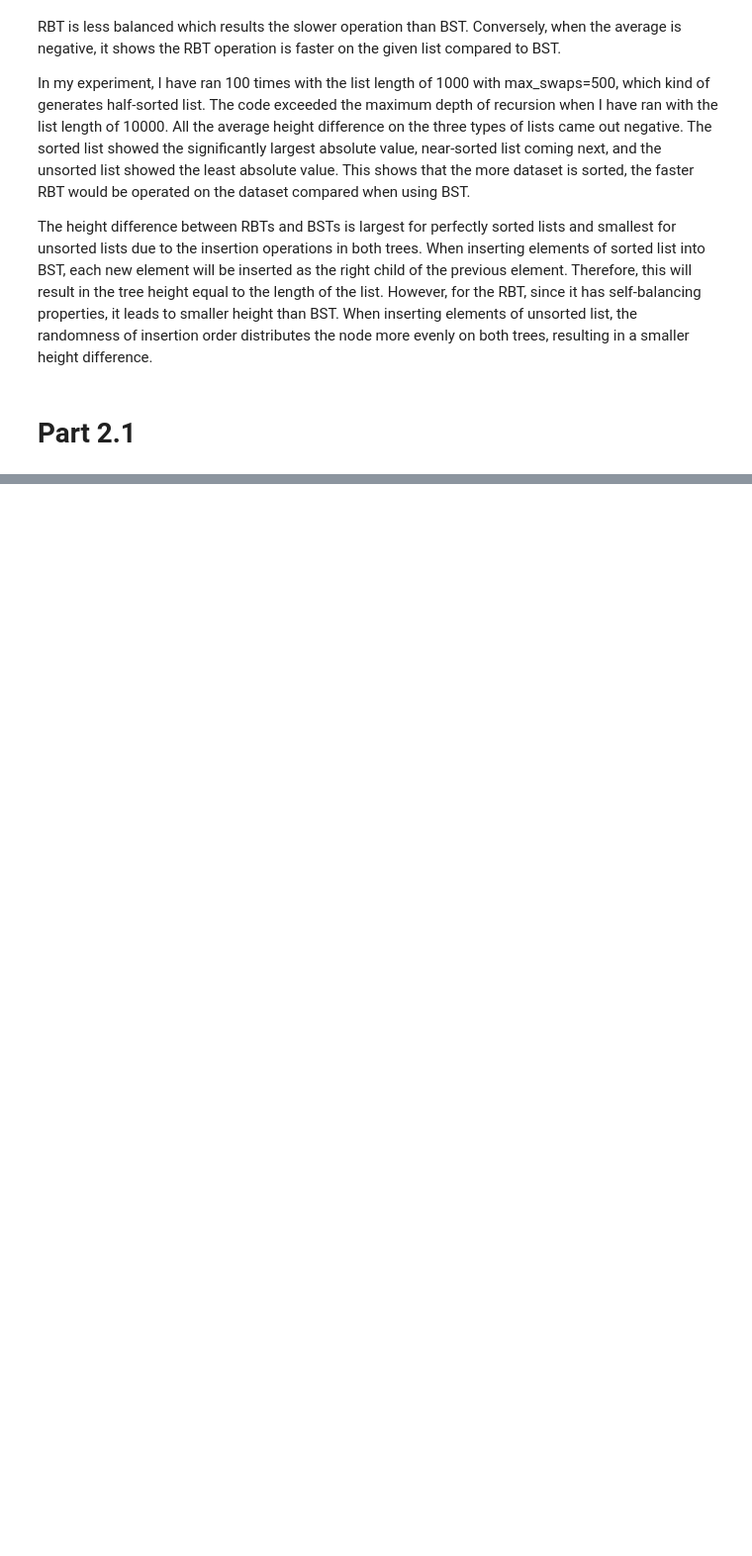
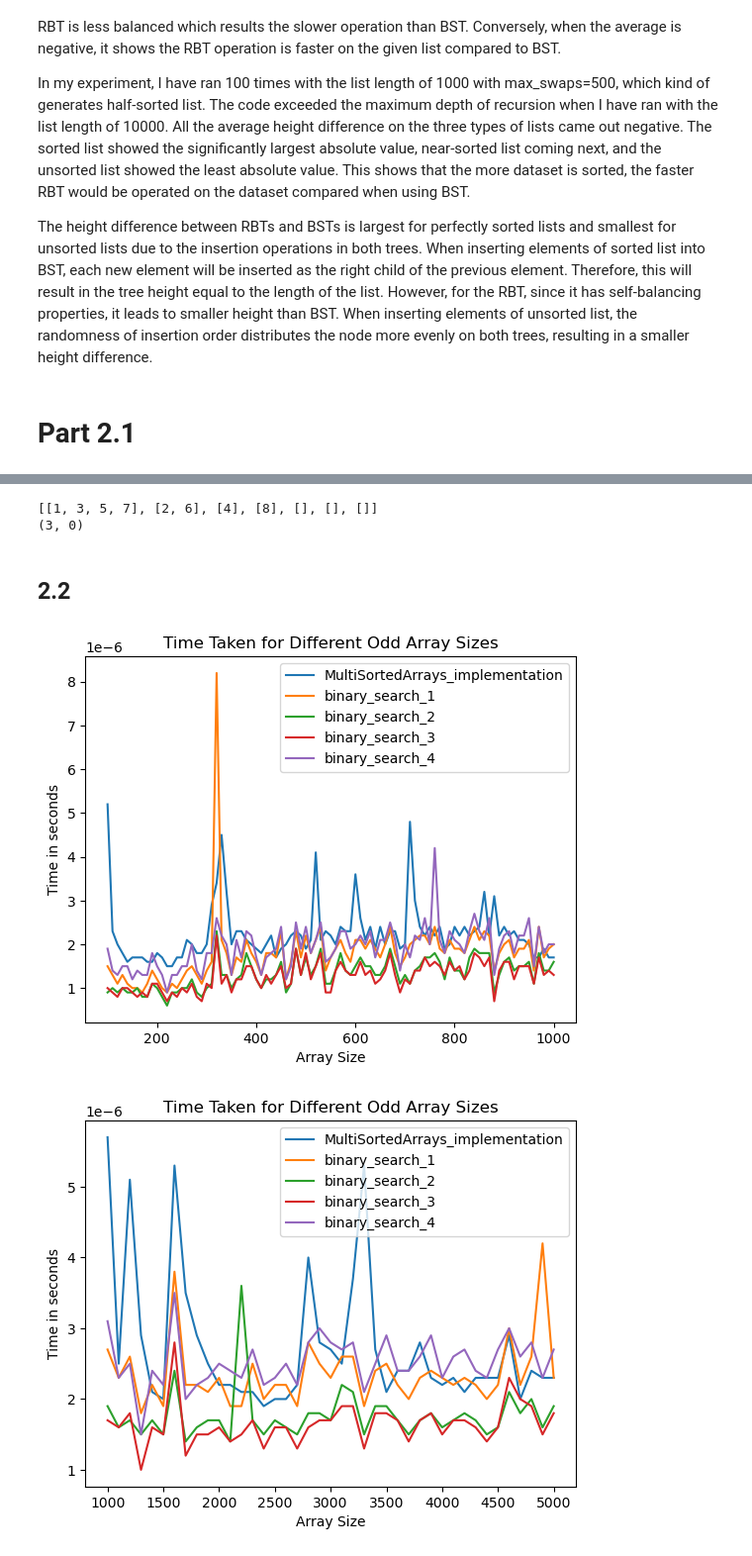
Before and after one commit to Faizanm0389/2XC3-GROUP, a Jupyter notebook: lab4/Lab_IV.ipynb, the cells around one changed output, grey strips where cells are left out. Shown at 99% size. Drawn from its saved outputs; the diff is of its cells as text; code cells hidden in the pictures; blank space fills up the shorter version.

```diff
--- a/lab4/Lab_IV.ipynb
+++ b/lab4/Lab_IV.ipynb
@@ -527,3 +527,8 @@ class MultiSortedArrays:
         index_in_array = self.binary_search(element, self.arrays[target_index])
         if index_in_array is not None:
             del self.arrays[target_index][index_in_array]
+    def __str__(self):
+        representation = ""
+        for i, array in enumerate(self.arrays):
+            representation += f"Array {i}: {array}\n"
+        return representation
@@ -550,0 +535,16 @@ data_structure.delete(5)
+# %%
+data_structure = MultiSortedArrays(max_capacity=100)
+
+xs = [1,2,3,4,5,6,7,8]
+for i in xs:
+    data_structure.insert(i)
+
+
+print(data_structure.arrays)
+print(data_structure.search(8))
+#[[1, 5, 7, 9], [2, 6, 10], [4], [8], [], [], []]
+# %% [output]
+[[1, 3, 5, 7], [2, 6], [4], [8], [], [], []]
+(3, 0)
+# %% [markdown]
+## 2.2
@@ -550,0 +614,52 @@ data_structure.delete(5)
+# %%
+def generateOdd(n):
+    if n % 2 == 0:
+        n += 1
+    return sorted(random.sample(range(1, n+5), n))
+
+def measure_time(func, *args):
+    start_time = timeit.default_timer()
+    result = func(*args)
+    end_time = timeit.default_timer()
+    return end_time - start_time
+
+def plot_times(smallest_size, largest_size, increment):
+    sizes = range(smallest_size,largest_size +1 , increment)  # Array sizes from 10 to 100
+    ds_times = []
+    binary_search_1_times = []
+    binary_search_2_times = []
+    binary_search_3_times = []
+    binary_search_4_times = []
+
+    for size in sizes:
+        xs = generateOdd(size)
+        s = random.choice(xs)
+
+        ds_time = measure_time(ds_implementation, MultiSortedArrays(max_capacity=size), xs, s)
+        binary_search_1_time = measure_time(binary_search_1, xs, s)
+        binary_search_2_time = measure_time(binary_search_2, xs, s)
+        binary_search_3_time = measure_time(binary_search_3, xs, s)
+        binary_search_4_time = measure_time(binary_search_4, xs, s, 0, len(xs) - 1)
+
+        ds_times.append(ds_time)
+        binary_search_1_times.append(binary_search_1_time)
+        binary_search_2_times.append(binary_search_2_time)
+        binary_search_3_times.append(binary_search_3_time)
+        binary_search_4_times.append(binary_search_4_time)
+
+    plt.plot(sizes, ds_times, label='MultiSortedArrays_implementation')
+    plt.plot(sizes, binary_search_1_times, label='binary_search_1')
+    plt.plot(sizes, binary_search_2_times, label='binary_search_2')
+    plt.plot(sizes, binary_search_3_times, label='binary_search_3')
+    plt.plot(sizes, binary_search_4_times, label='binary_search_4')
+    plt.xlabel('Array Size')
+    plt.ylabel('Time in seconds')
+    plt.title('Time Taken for Different Odd Array Sizes')
+    plt.legend()
+    plt.show()
+
+plot_times(100,1000,10)
+plot_times(1000,5000,100)
+# %% [output]
+[figure, added]
+[figure, added]
```
Also changed, not shown: parts of 4 cells of this notebook.
